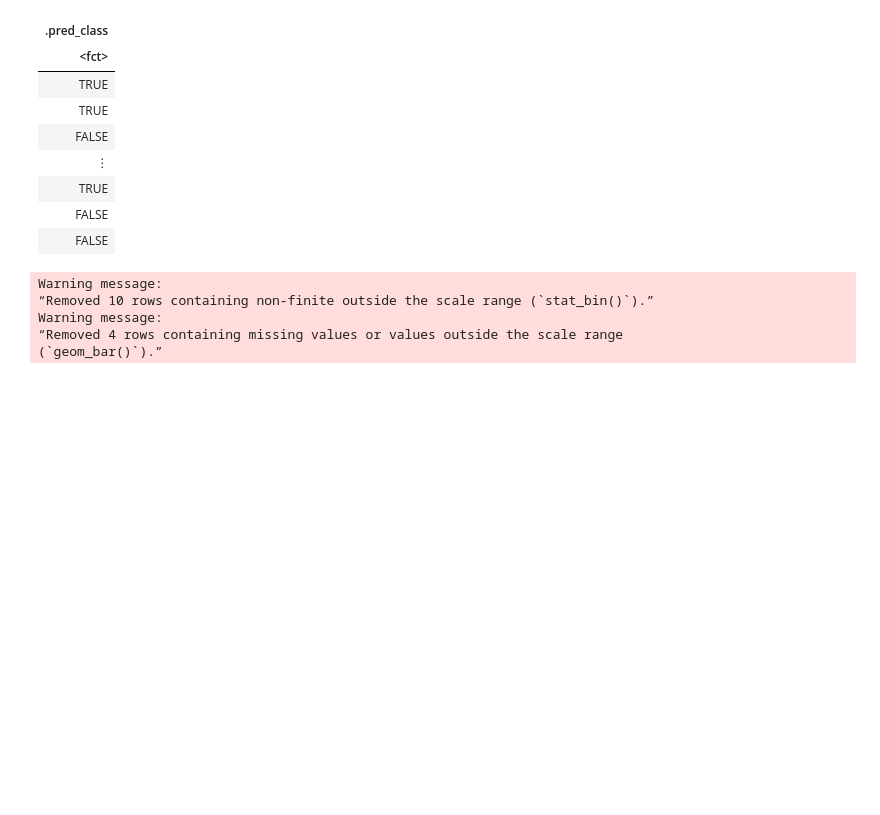
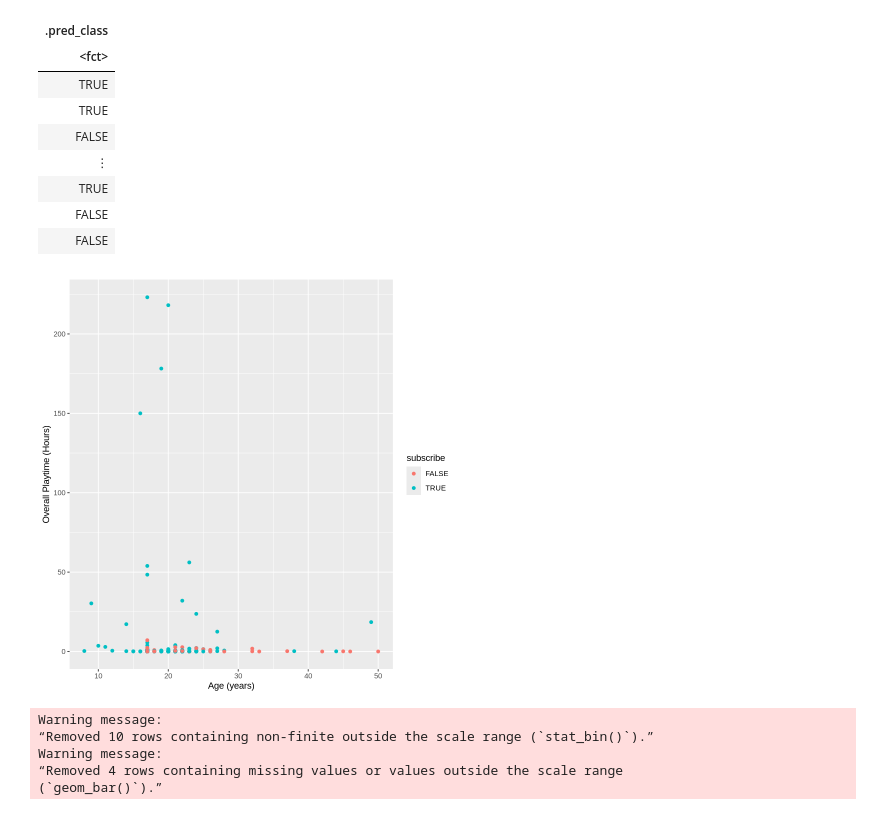
Before and after one commit to Kqvii/DSCI100-Group13, a Jupyter notebook: GroupProject-2.ipynb, the cells around one changed output. Drawn from its saved outputs; the diff is of its cells as text; code cells hidden in the pictures; blank space fills up the shorter version.

```diff
--- a/GroupProject-2.ipynb
+++ b/GroupProject-2.ipynb
@@ -187,6 +187,15 @@ A tibble: 49 × 1
 | TRUE |
 | FALSE |
 | FALSE |
+# %%
+players_plot <- players_wrangled |>
+    ggplot(aes(x = Age, y = played_hours)) +
+        geom_point(aes(colour = subscribe)) +
+        xlab("Age (years)") +
+        ylab("Overall Playtime (Hours)")
+players_plot
+# %% [output]
+[figure, added]
 # %%
 players_dist <- players_wrangled |>
     ggplot(aes(x = played_hours, fill = subscribe)) +
```
Also changed, not shown: parts of 7 cells of this notebook.
